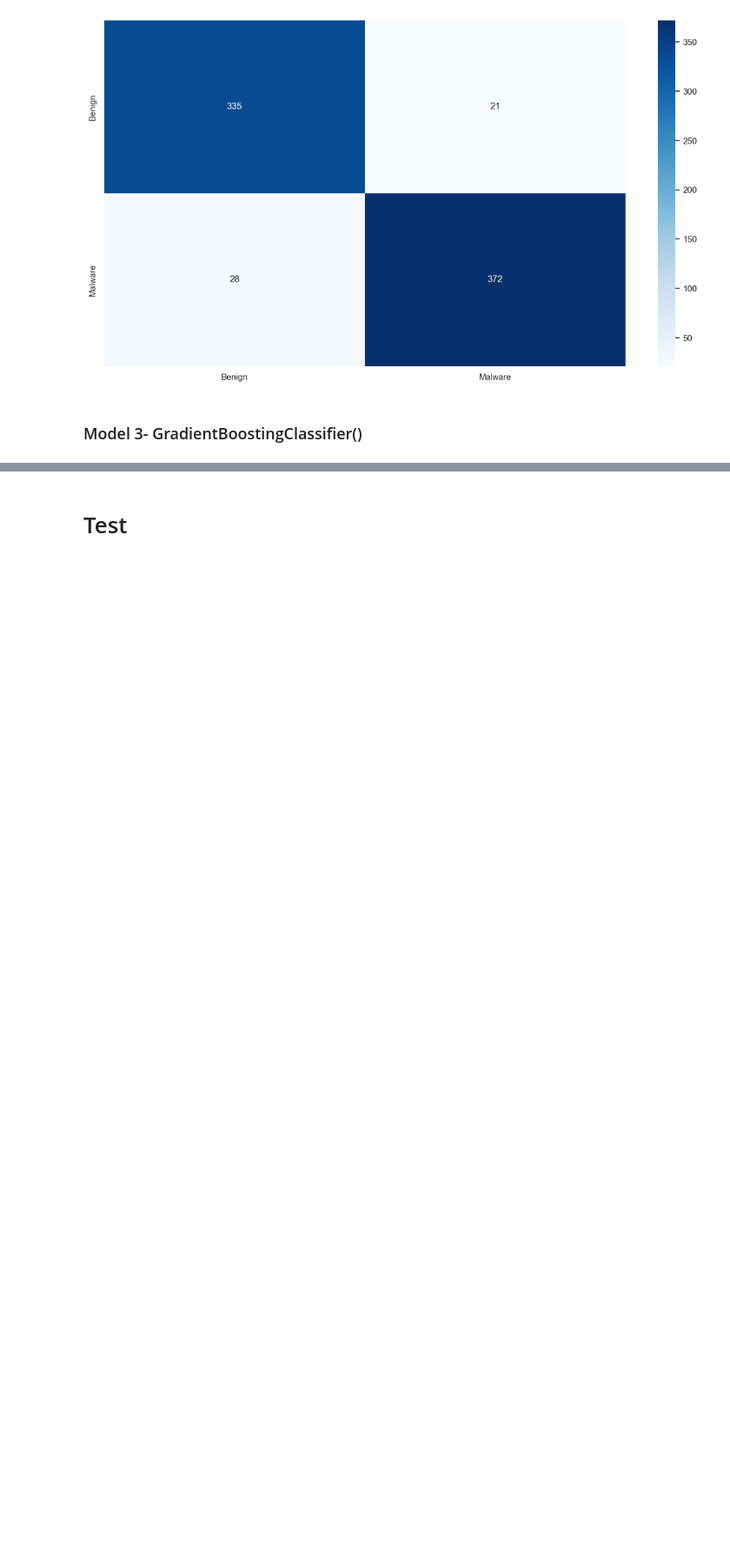
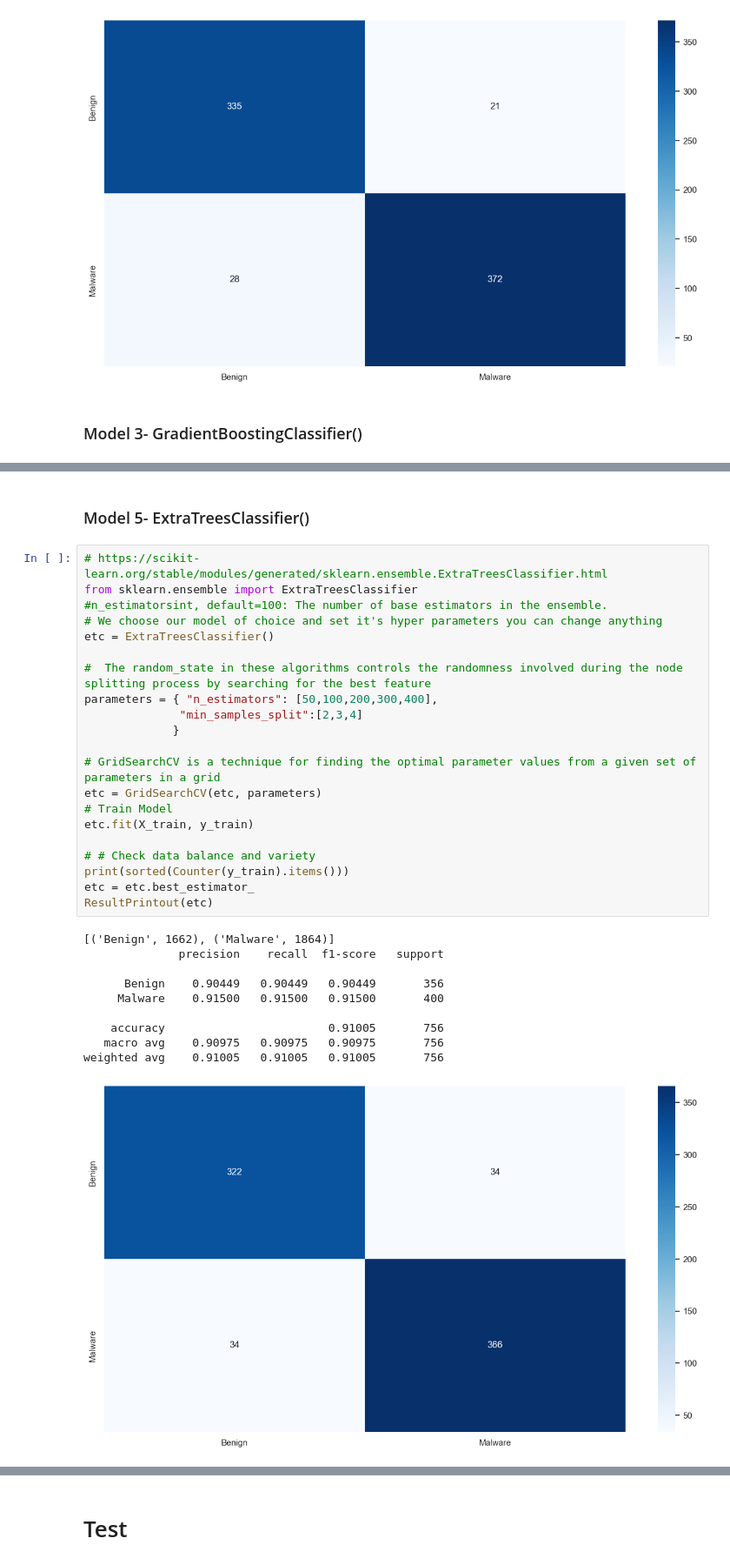
Before and after one commit to RazElbaz/API_security_challenge, a Jupyter notebook: model_dataset_1_label.ipynb, the cells around one changed output, grey strips where cells are left out. Shown: that part at 87% size. Drawn from its saved outputs; the diff is of its cells as text; blank space fills up the shorter version.

```diff
--- a/model_dataset_1_label.ipynb
+++ b/model_dataset_1_label.ipynb
@@ -352,0 +385,34 @@ weighted avg    0.93805   0.93783   0.93786       756
+# %% [markdown]
+### Model 5- ExtraTreesClassifier()
+# %%
+# https://scikit-learn.org/stable/modules/generated/sklearn.ensemble.ExtraTreesClassifier.html
+from sklearn.ensemble import ExtraTreesClassifier
+#n_estimatorsint, default=100: The number of base estimators in the ensemble.
+# We choose our model of choice and set it's hyper parameters you can change anything
+etc = ExtraTreesClassifier()
+
+#  The random_state in these algorithms controls the randomness involved during the node splitting process by searching for the best feature
+parameters = { "n_estimators": [50,100,200,300,400],
+              "min_samples_split":[2,3,4]
+             }
+
+# GridSearchCV is a technique for finding the optimal parameter values from a given set of parameters in a grid
+etc = GridSearchCV(etc, parameters)
+# Train Model
+etc.fit(X_train, y_train)
+
+# # Check data balance and variety
+print(sorted(Counter(y_train).items()))
+etc = etc.best_estimator_
+ResultPrintout(etc)
+# %% [output]
+[('Benign', 1662), ('Malware', 1864)]
+              precision    recall  f1-score   support
+
+      Benign    0.90449   0.90449   0.90449       356
+     Malware    0.91500   0.91500   0.91500       400
+
+    accuracy                        0.91005       756
+   macro avg    0.90975   0.90975   0.90975       756
+weighted avg    0.91005   0.91005   0.91005       756
+[figure, added]
```
Also changed, not shown: parts of 10 cells of this notebook, 1 other file.
